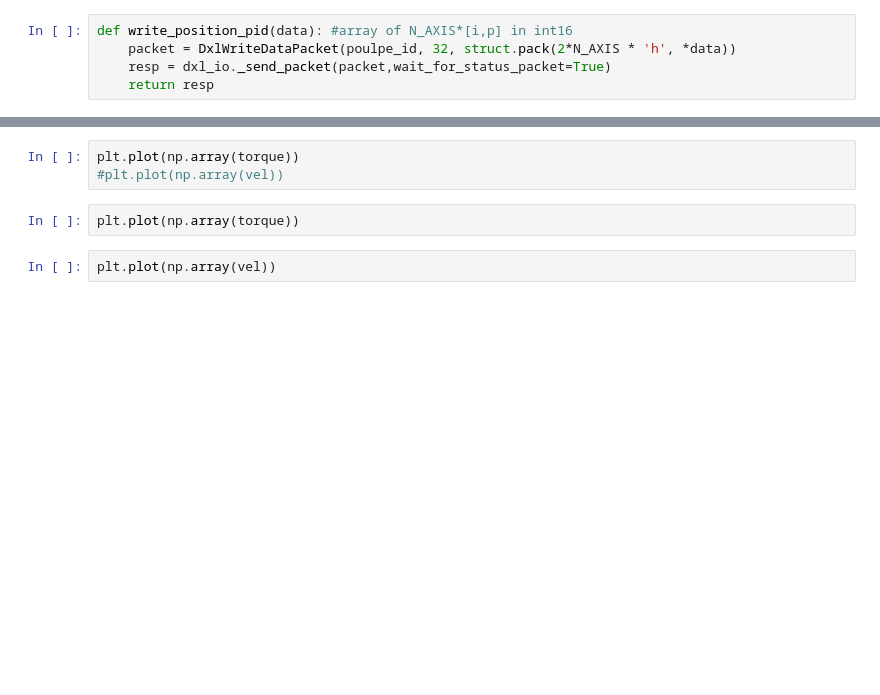
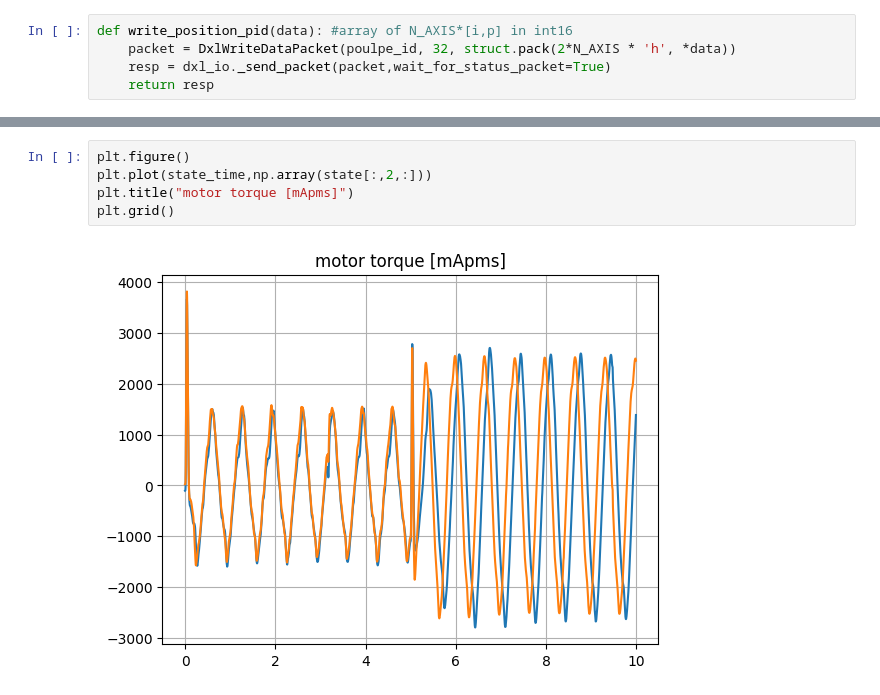
Before and after one commit to pollen-robotics/firmware_Poulpe, a Jupyter notebook: src/dynamixel/hwi.ipynb, the cells around one changed output, grey strips where cells are left out. Cells and saved outputs as stored; diff of their text form; blank space fills up the shorter version.

```diff
--- a/src/dynamixel/hwi.ipynb
+++ b/src/dynamixel/hwi.ipynb
@@ -318,7 +386,7 @@ plt.plot(np.degrees(np.array(axis_sensor)), '.')
 # %%
-plt.plot(np.array(torque))
-#plt.plot(np.array(vel))
+plt.figure()
+plt.plot(state_time,np.array(state[:,2,:]))
+plt.title("motor torque [mApms]")
+plt.grid()
+# %% [output]
+[figure, added]
-# %%
-plt.plot(np.array(torque))
-# %%
-plt.plot(np.array(vel))
```
Also changed, not shown: parts of 39 cells of this notebook, 1 other file.
